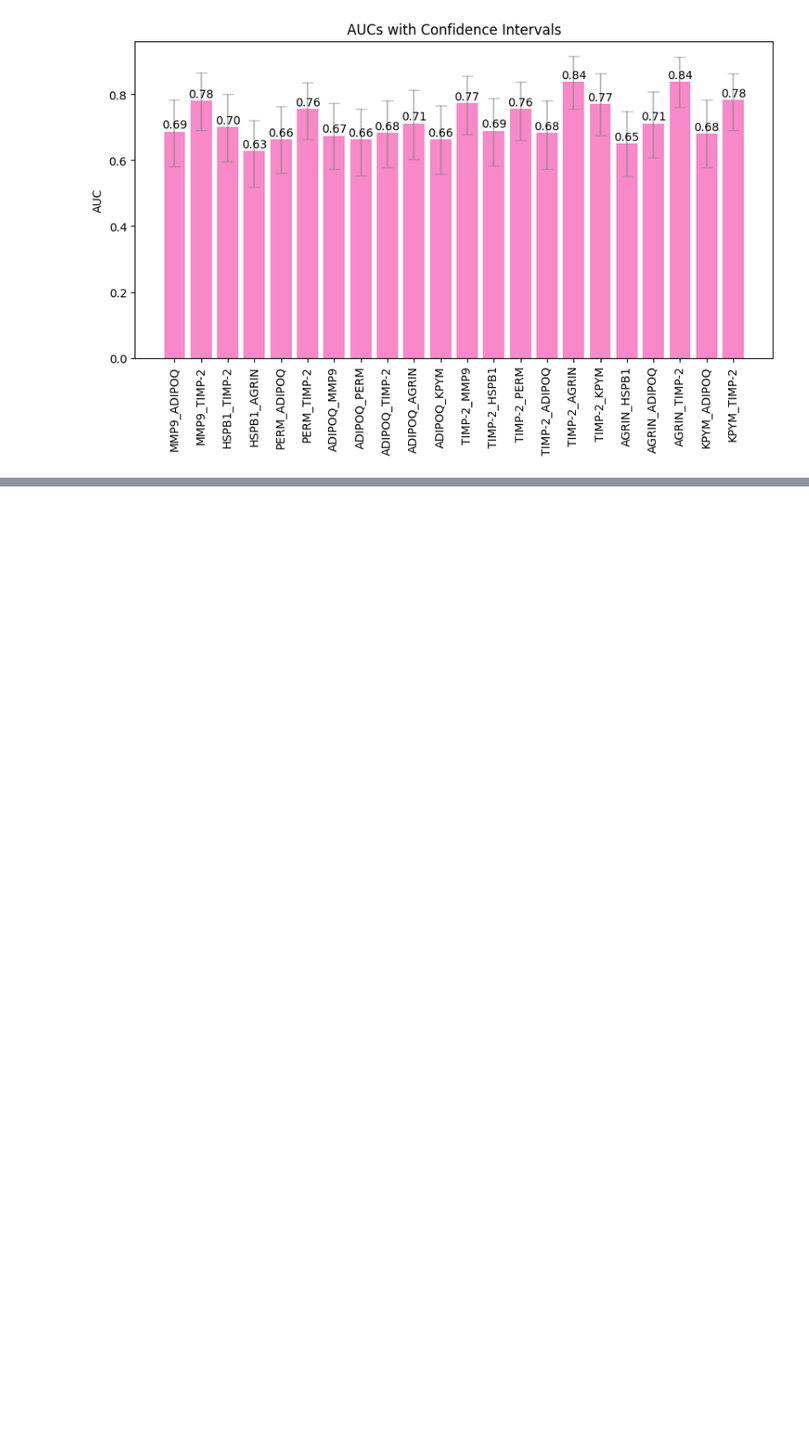
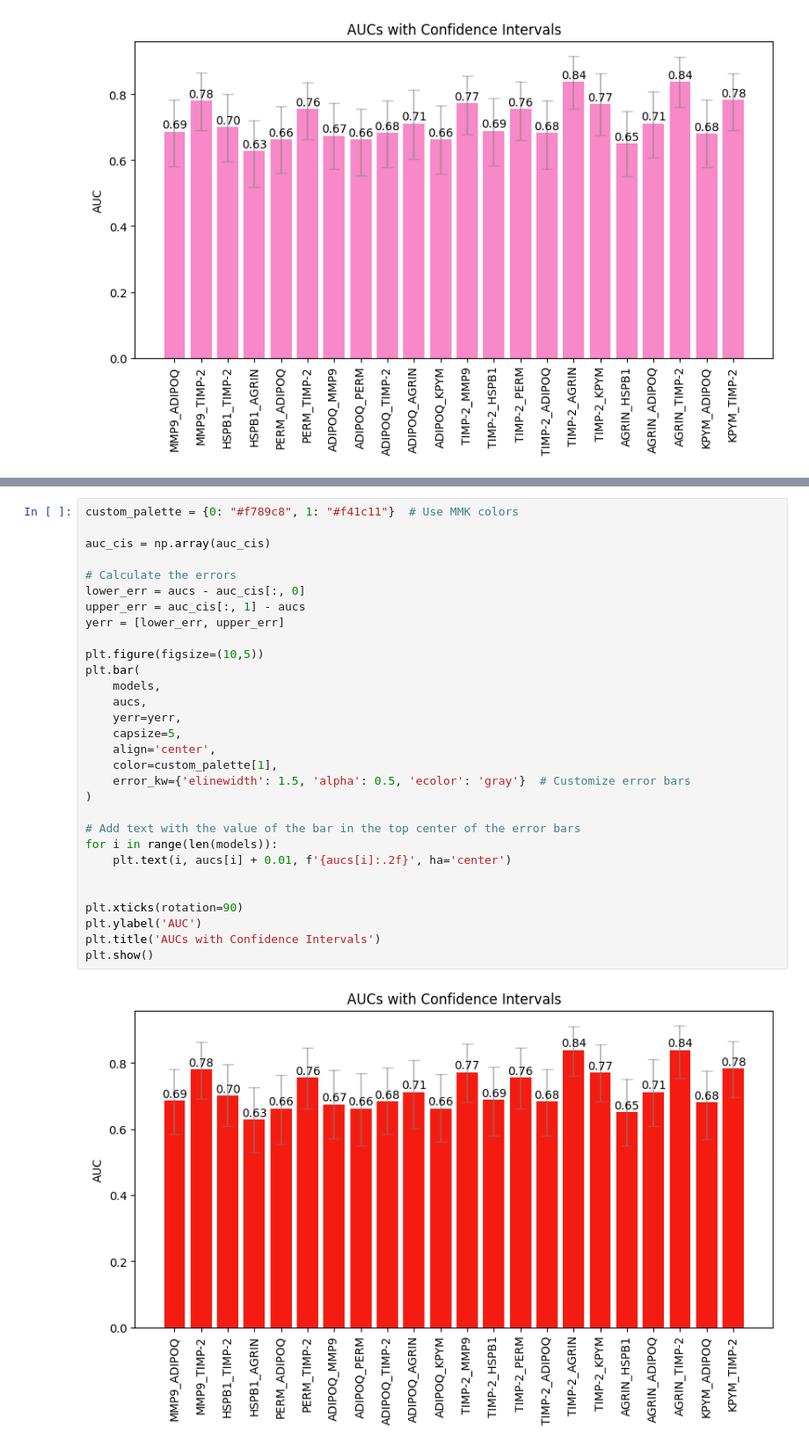
Before and after one commit to MiMARK-es/cohort-analysis, a Jupyter notebook: notebooks/60x60_dr_ratios_mmk_aucs_analysis.ipynb, the cells around one changed output, grey strips where cells are left out. Shown at 88% size. Cells and saved outputs as stored; diff of their text form; blank space fills up the shorter version.

```diff
--- a/notebooks/60x60_dr_ratios_mmk_aucs_analysis.ipynb
+++ b/notebooks/60x60_dr_ratios_mmk_aucs_analysis.ipynb
@@ -188,0 +251,32 @@ plt.show()
+# %%
+custom_palette = {0: "#f789c8", 1: "#f41c11"}  # Use MMK colors
+
+auc_cis = np.array(auc_cis)
+
+# Calculate the errors
+lower_err = aucs - auc_cis[:, 0]
+upper_err = auc_cis[:, 1] - aucs
+yerr = [lower_err, upper_err]
+
+plt.figure(figsize=(10,5))
+plt.bar(
+    models,
+    aucs,
+    yerr=yerr,
+    capsize=5,
+    align='center',
+    color=custom_palette[1],
+    error_kw={'elinewidth': 1.5, 'alpha': 0.5, 'ecolor': 'gray'}  # Customize error bars
+)
+
+# Add text with the value of the bar in the top center of the error bars
+for i in range(len(models)):
+    plt.text(i, aucs[i] + 0.01, f'{aucs[i]:.2f}', ha='center')
+
+
+plt.xticks(rotation=90)
+plt.ylabel('AUC')
+plt.title('AUCs with Confidence Intervals')
+plt.show()
+# %% [output]
+[figure, added]
```
Also changed, not shown: parts of 6 cells of this notebook, 13 other files.
